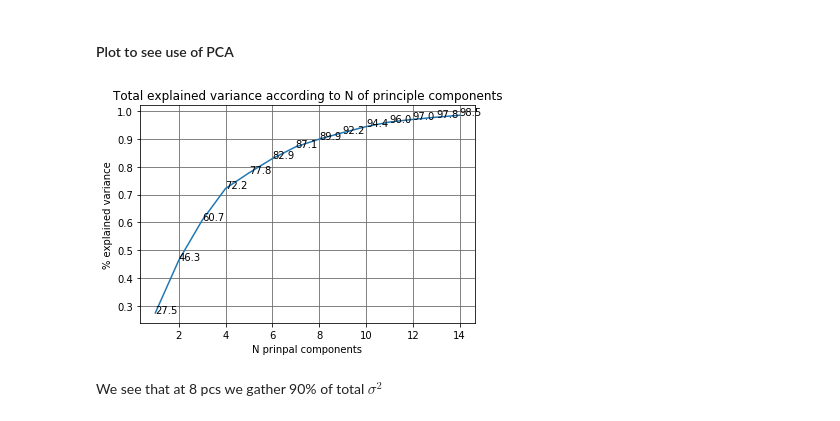
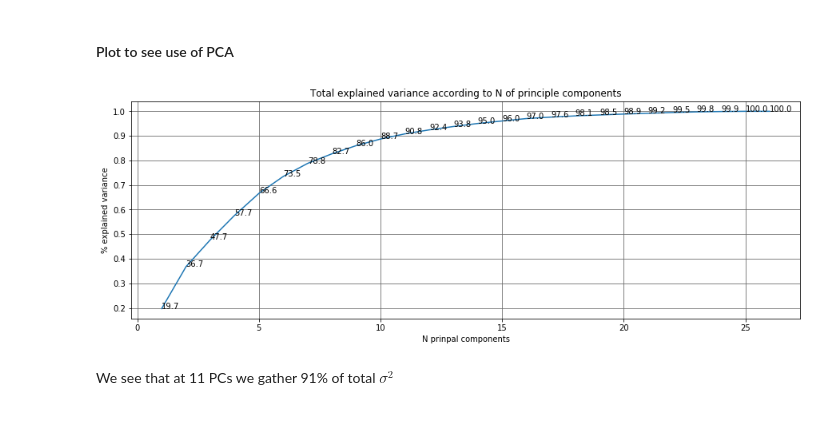
Before and after one commit to williamGlazer/ProjectX, a Jupyter notebook: notebooks/prelim/CAMS_data_transformation.ipynb, the cells around one changed output. Saved outputs shown, nothing was run; the diff lists cells and outputs as text; code cells hidden in the pictures.

```diff
--- a/notebooks/prelim/CAMS_data_transformation.ipynb
+++ b/notebooks/prelim/CAMS_data_transformation.ipynb
@@ -141,18 +125,32 @@ cum_variance = np.cumsum(explained_variance_by_axis)
 # %%
+from sklearn.decomposition import PCA
+from sklearn.preprocessing import scale
+import matplotlib.pyplot as plt
 
-x = range(1, N_PC+1)
-y = cum_variance
+def plot_PCA_var(df, columns):
+    N_PC = len(col_names)
+    data_matrix = scale(np.array(df[columns].values)) #get vals and Standardize for PCA
 
-plt.plot(x, y)
-plt.grid(b=True, which='major', color='#666666', linestyle='-')
-plt.title("Total explained variance according to N of principle components")
-plt.xlabel("N prinpal components")
-plt.ylabel("% explained variance")
-for a,b in zip(x, y):
-    plt.text(a, b, str(round(b*100,1)))
-plt.show()
+    explained_variance_by_axis = PCA(n_components=N_PC).fit(data_matrix).explained_variance_ratio_
+    cum_variance = np.cumsum(explained_variance_by_axis)
+
+    x = range(1, N_PC+1)
+    y = cum_variance
+
+    plt.rcParams["figure.figsize"] = (15,5)
+    plt.plot(x, y)
+    plt.grid(b=True, which='major', color='#666666', linestyle='-')
+    plt.title("Total explained variance according to N of principle components")
+    plt.xlabel("N prinpal components")
+    plt.ylabel("% explained variance")
+    for a,b in zip(x, y):
+        plt.text(a, b, str(round(b*100,1)))
+    plt.show()
-# %% [output]
-[figure, removed]
+# %%
+col_names = df_std.columns.drop(["hum", "shapeID", "time"])
+plot_PCA_var(df_std, col_names)
+# %% [output]
+[figure, added]
 # %% [markdown]
-We see that at 8 pcs we gather 90% of total $\sigma^2$
+We see that at 11 PCs we gather 91% of total $\sigma^2$
 # %%
```
Also changed, not shown: parts of 3 cells of this notebook.
